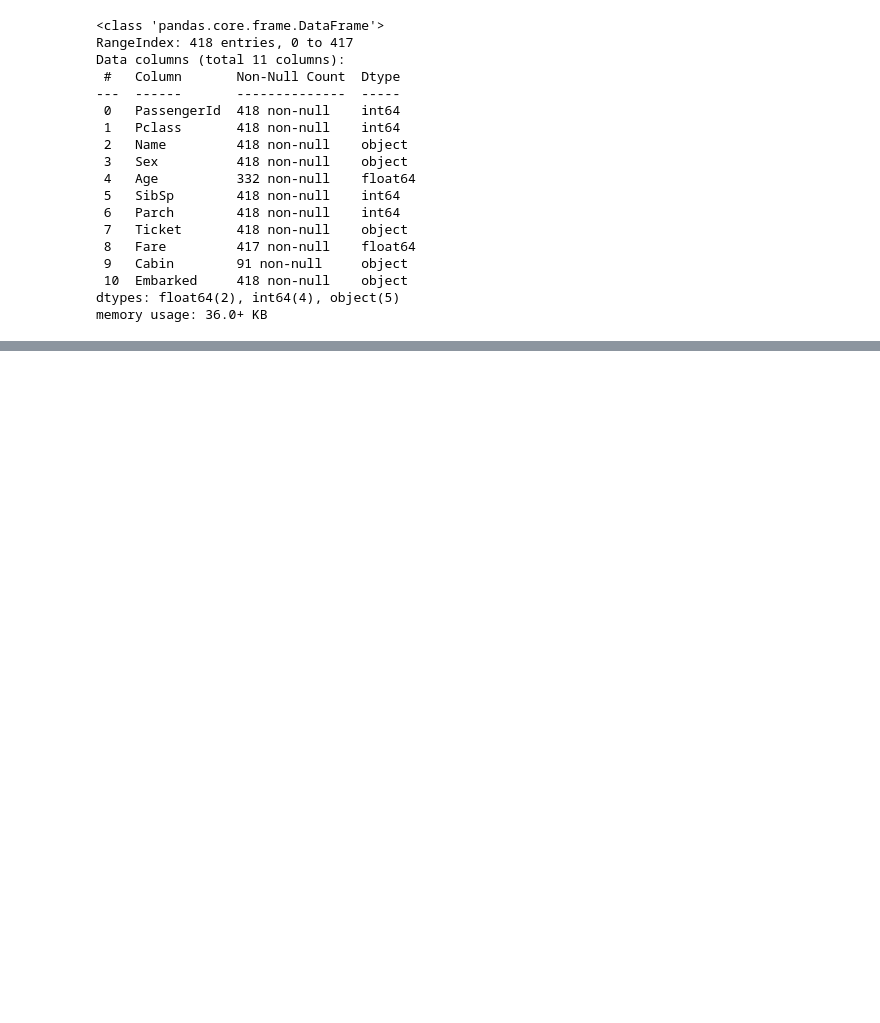
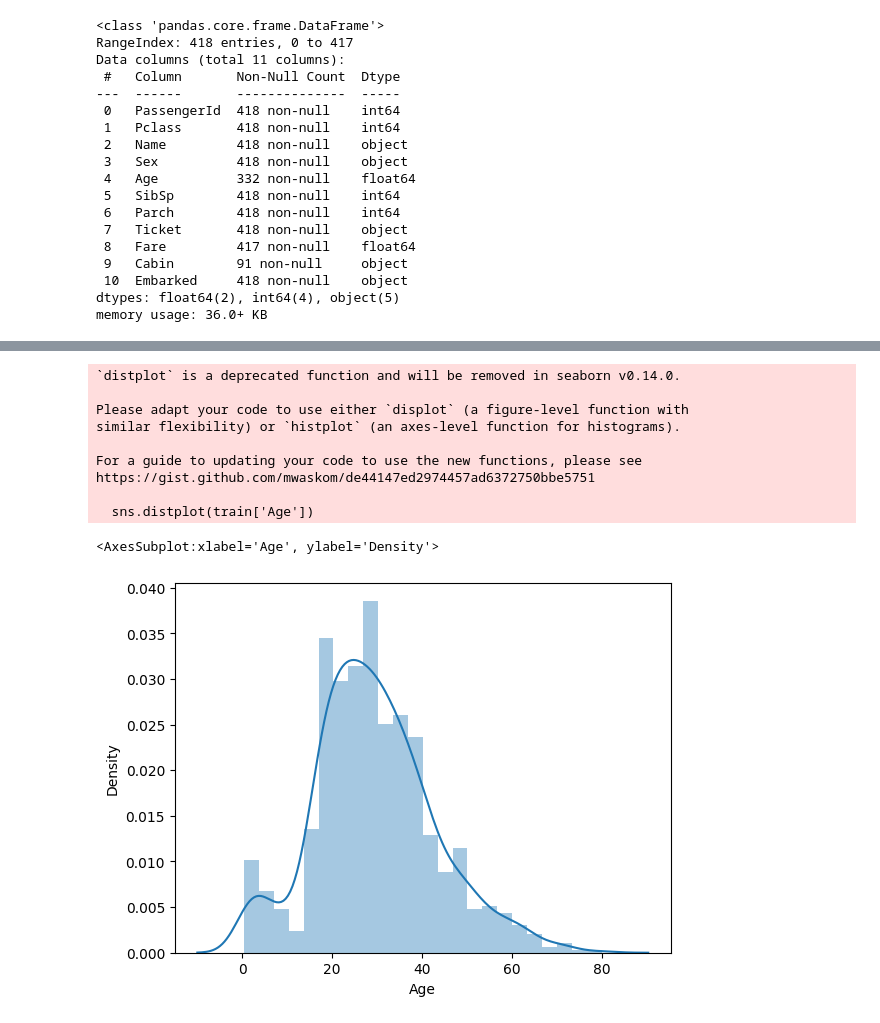
Before and after one commit to Rishiraj-singh7/Survival-Titanic-submission, a Jupyter notebook: main.ipynb, the cells around one changed output, grey strips where cells are left out. Cells and saved outputs as stored; diff of their text form; code cells hidden in the pictures; blank space fills up the shorter version.

```diff
--- a/main.ipynb
+++ b/main.ipynb
@@ -35,0 +66,3 @@ memory usage: 36.0+ KB
+# %%
+train.drop(columns=['Cabin'],inplace=True)
+test.drop(columns=['Cabin'],inplace=True)
@@ -35,0 +76,2 @@ memory usage: 36.0+ KB
+# %%
+train['Embarked'].fillna('S',inplace=True)
@@ -35,0 +113,4 @@ memory usage: 36.0+ KB
+# %%
+gen_age=np.random.randint(train['Age'].mean()-train['Age'].std(),train['Age'].mean()+train['Age'].std(), size=177)
+# %%
+train['Age'][np.isnan(train['Age'])]=gen_age
@@ -35,0 +183,14 @@ memory usage: 36.0+ KB
+# %%
+sns.distplot(train['Age'])
+# %% [output]
+`distplot` is a deprecated function and will be removed in seaborn v0.14.0.
+
+Please adapt your code to use either `displot` (a figure-level function with
+similar flexibility) or `histplot` (an axes-level function for histograms).
+
+For a guide to updating your code to use the new functions, please see
+https://gist.github.com/mwaskom/de44147ed2974457ad6372750bbe5751
+
+  sns.distplot(train['Age'])
+<AxesSubplot:xlabel='Age', ylabel='Density'>
+[figure, added]
```
Also changed, not shown: parts of 23 cells of this notebook.
